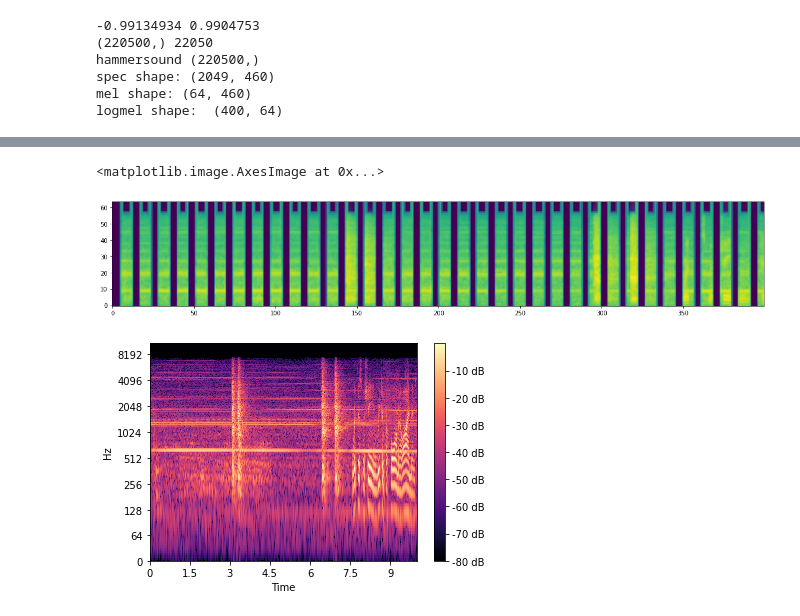
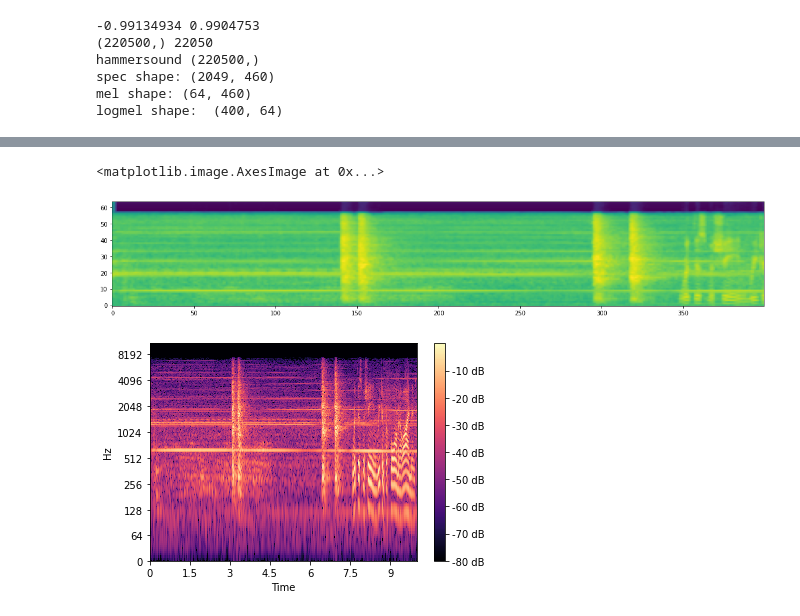
Before and after one commit to lijuncheng16/AudioSetDoneRight, a Jupyter notebook: vis_feature-Copy1.ipynb, the cells around one changed output, grey strips where cells are left out. Drawn from its saved outputs; the diff is of its cells as text; code cells hidden in the pictures.

```diff
--- a/vis_feature-Copy1.ipynb
+++ b/vis_feature-Copy1.ipynb
@@ -173,9 +193,9 @@ print(logmel_norm)
 # %%
 plt.figure(figsize = (20,10))
-plt.imshow(logmel, origin='lower')
+plt.imshow(logmel_norm.T, origin='lower')
 # %% [output]
 <matplotlib.image.AxesImage at 0x...>
-[figure, old version]
+[figure, new version]
 # %%
 DB = librosa.amplitude_to_db(D, ref=np.max)
 librosa.display.specshow(DB, sr=sr, hop_length=hop_length, x_axis='time', y_axis='log');
```
Also changed, not shown: parts of 6 cells of this notebook, 2 other files.
